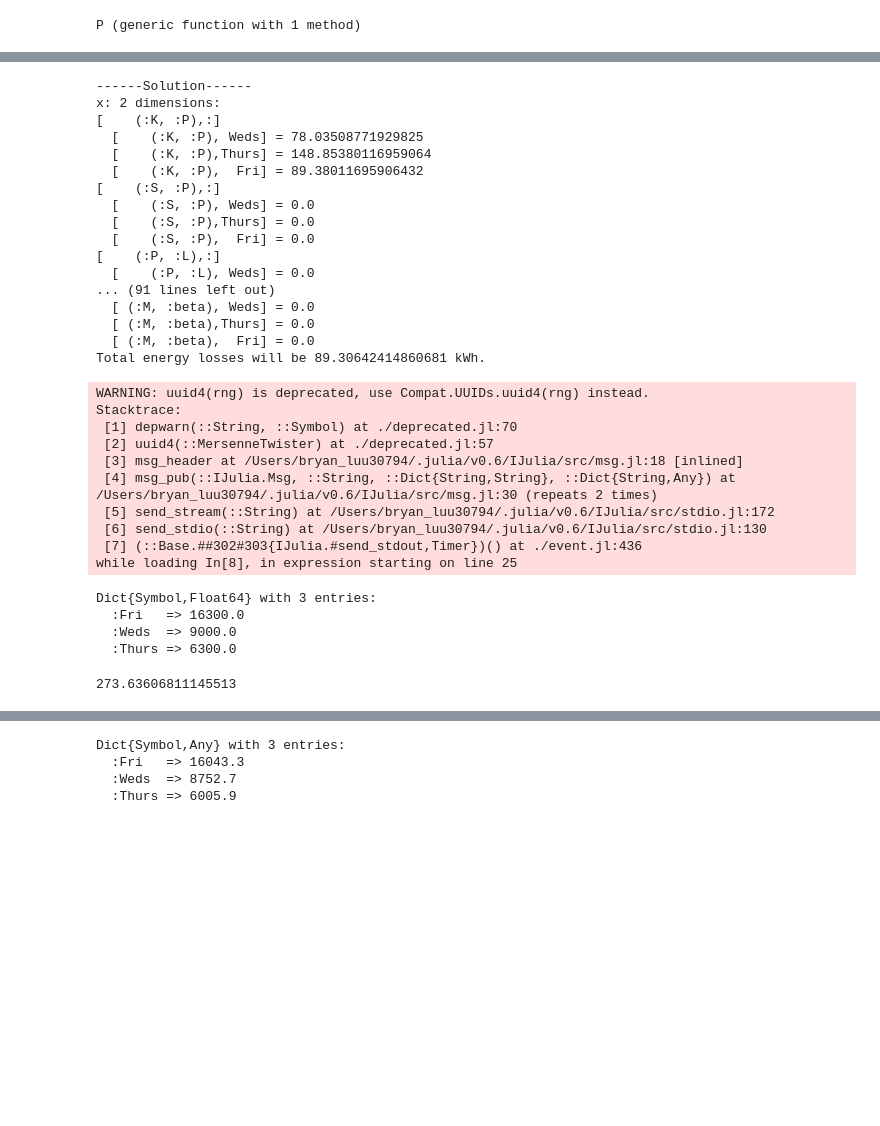
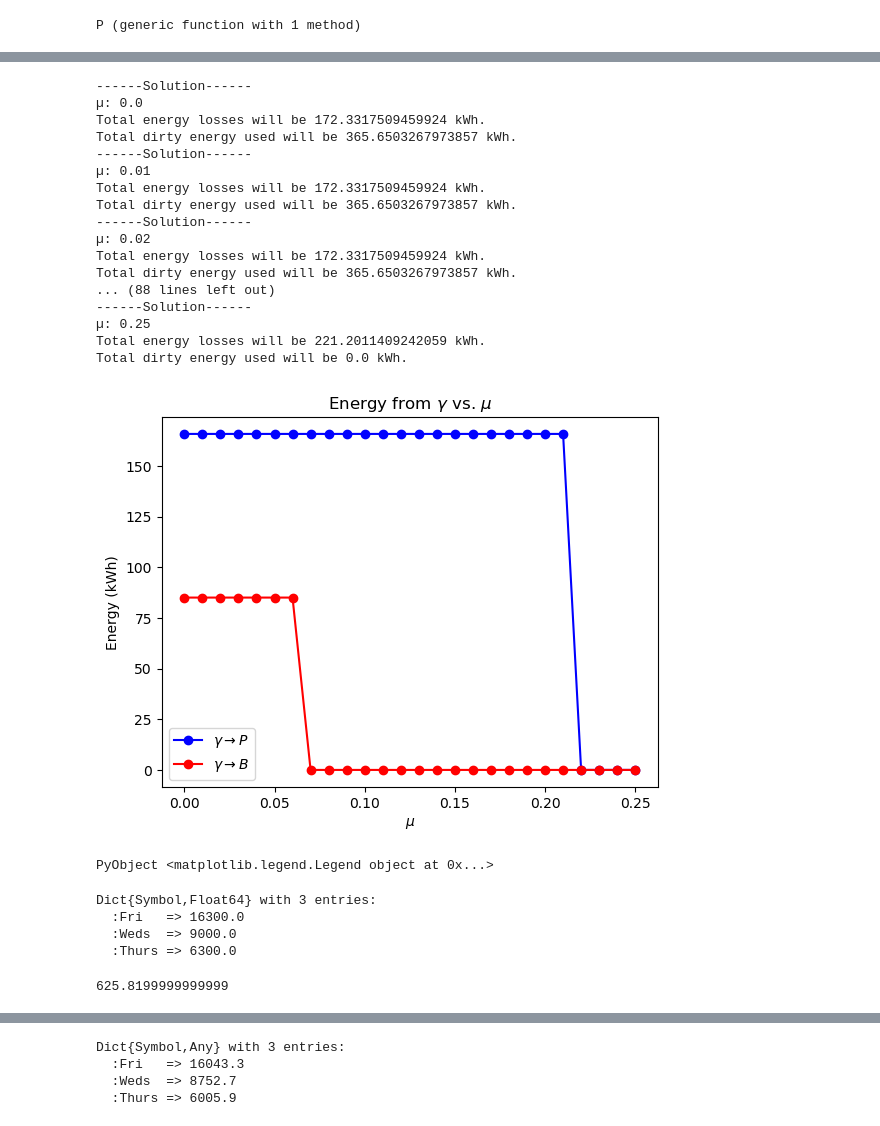
Before and after one commit to bryanluu/smartgrid, a Jupyter notebook: Project - Smart Grid.ipynb, the cells around one changed output, grey strips where cells are left out. Saved outputs shown, nothing was run; the diff lists cells and outputs as text; code cells hidden in the pictures; blank space fills up the shorter version.

```diff
--- a/Project - Smart Grid.ipynb
+++ b/Project - Smart Grid.ipynb
@@ -74,45 +99,55 @@ m = Model(solver=ClpSolver())
 @expression(m, flow_out[k in nodes, t in days],
     sum(x[(i,j), t] for (i,j) in edges if i == k))
 @expression(m, energy_lost, sum(loss*distance[a]*x[a, t] for a in edges for t in days))
+@expression(m, dirty_power, sum(flow_out[:gamma, t] for t in days))
 
 @constraint(m, power_balance[k in nodes, t in days], flow_out[k, t] - flow_in[k, t] <= b[k, t])
 # @constraint(m, energy_constr[t in days], sum(x[a, t] for a in edges) <= sum(supply[p, t] for p in producers))
+Ppath = []; Bpath = [];
 
-@objective(m, Min, energy_lost)
+for p in µ
+@objective(m, Min, energy_lost + p*dirty_power)
 
 status = solve(m)
 
 println("------Solution------")
-println(getvalue(x))
-println("Total energy losses will be ", getobjectivevalue(m), " kWh.")
+# println(getvalue(x))
+println("µ: ", p)
+println("Total energy losses will be ", getvalue(energy_lost), " kWh.")
+println("Total dirty energy used will be ", getvalue(dirty_power), " kWh.")
+append!(Ppath, getvalue(x[(:gamma, :P), 4]))
+append!(Bpath, getvalue(x[(:gamma, :B), 4]))
+end
 # %% [output]
 ------Solution------
-x: 2 dimensions:
-[    (:K, :P),:]
-  [    (:K, :P), Weds] = 78.03508771929825
-  [    (:K, :P),Thurs] = 148.85380116959064
-  [    (:K, :P),  Fri] = 89.38011695906432
-[    (:S, :P),:]
-  [    (:S, :P), Weds] = 0.0
-  [    (:S, :P),Thurs] = 0.0
-  [    (:S, :P),  Fri] = 0.0
-[    (:P, :L),:]
-  [    (:P, :L), Weds] = 0.0
-... (91 lines left out)
-  [ (:M, :beta), Weds] = 0.0
-  [ (:M, :beta),Thurs] = 0.0
-  [ (:M, :beta),  Fri] = 0.0
-Total energy losses will be 89.30642414860681 kWh.
+µ: 0.0
+Total energy losses will be 172.3317509459924 kWh.
+Total dirty energy used will be 365.6503267973857 kWh.
+------Solution------
+µ: 0.01
+Total energy losses will be 172.3317509459924 kWh.
+Total dirty energy used will be 365.6503267973857 kWh.
+------Solution------
+µ: 0.02
+Total energy losses will be 172.3317509459924 kWh.
+Total dirty energy used will be 365.6503267973857 kWh.
+... (88 lines left out)
+------Solution------
+µ: 0.25
+Total energy losses will be 221.2011409242059 kWh.
+Total dirty energy used will be 0.0 kWh.
-WARNING: uuid4(rng) is deprecated, use Compat.UUIDs.uuid4(rng) instead.
-Stacktrace:
- [1] depwarn(::String, ::Symbol) at ./deprecated.jl:70
- [2] uuid4(::MersenneTwister) at ./deprecated.jl:57
- [3] msg_header at /Users/bryan_luu30794/.julia/v0.6/IJulia/src/msg.jl:18 [inlined]
- [4] msg_pub(::IJulia.Msg, ::String, ::Dict{String,String}, ::Dict{String,Any}) at /Users/bryan_luu30794/.julia/v0.6/IJulia/src/msg.jl:30 (repeats 2 times)
- [5] send_stream(::String) at /Users/bryan_luu30794/.julia/v0.6/IJulia/src/stdio.jl:172
- [6] send_stdio(::String) at /Users/bryan_luu30794/.julia/v0.6/IJulia/src/stdio.jl:130
- [7] (::Base.##302#303{IJulia.#send_stdout,Timer})() at ./event.jl:436
-while loading In[8], in expression starting on line 25
+# %%
+using PyPlot
+
+title(L"Energy from $\gamma$ vs. $\mu$")
+plot(µ, Ppath, "b-o")
+plot(µ, Bpath, "ro-")
+xlabel(L"$\mu$")
+ylabel("Energy (kWh)")
+legend([L"$\gamma\rightarrow P$", L"$\gamma\rightarrow B$"])
+# %% [output]
+[figure, added]
+PyObject <matplotlib.legend.Legend object at 0x...>
 # %%
 total_supply = Dict(zip(days, sum(supply, 1)))
 # %% [output]
@@ -121,6 +156,6 @@ Dict{Symbol,Float64} with 3 entries:
   :Weds  => 9000.0
   :Thurs => 6300.0
 # %%
-supply_from_producers = (getvalue(sum(flow_out[p, :Weds] for p in producers))) + (sum(demand[us, :Weds]))
+supply_from_producers = (getvalue(sum(flow_out[p, 4] for p in producers))) + (sum(demand[us, 4]))
 # %% [output]
-273.63606811145513
+625.8199999999999
```
Also changed, not shown: parts of 10 cells of this notebook.
